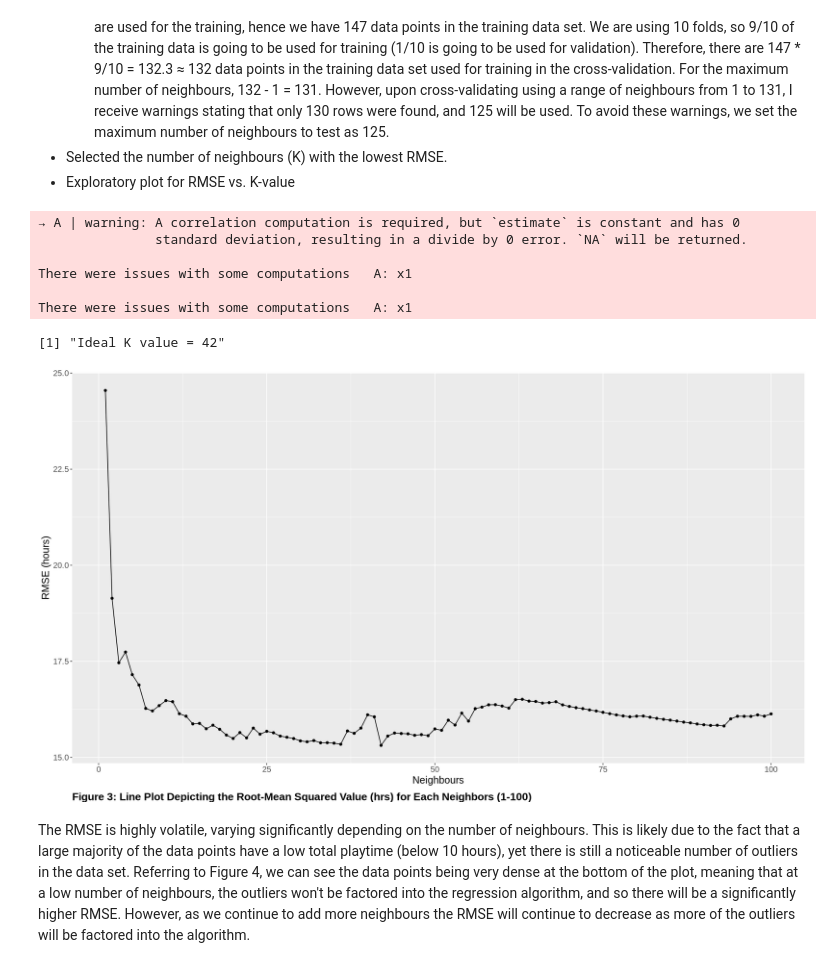
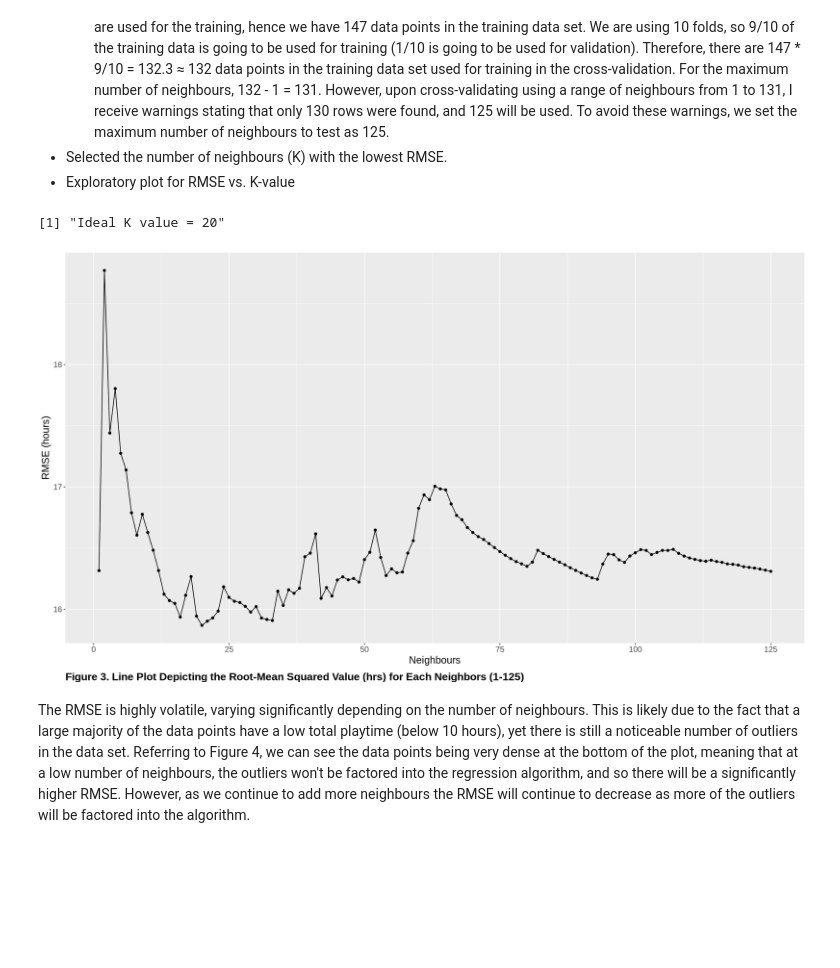
Before and after one commit to ExxML/minecraft_group_project, a Jupyter notebook: minecraft_project.ipynb, the cells around one changed output. Drawn from its saved outputs; the diff is of its cells as text; code cells hidden in the pictures; blank space fills up the shorter version.

```diff
--- a/minecraft_project.ipynb
+++ b/minecraft_project.ipynb
@@ -274,44 +274,38 @@ mc_vfold <- vfold_cv(mc_train, v = 10, strata = played_hours)
 
 # The different number of neighbors (from 1 to 125) as a tibble
 gridvals <- tibble(neighbors = seq(from = 1, to = 125, by = 1))
 
-# Create the workflow to find the best K-value (lowest RMSPE)
+# Create the workflow to find the best K-value (lowest RMSE)
 mc_wkflw <- workflow() |>
     add_model(mc_spec) |>
     add_recipe(mc_recipe)
 
 # The metrics collected to find the K-value with the lowest RMSE
 mc_results <- mc_wkflw |>
   tune_grid(resamples = mc_vfold, grid = gridvals) |>
   collect_metrics() |>
   filter(.metric == "rmse")
 
 # Show only the row of minimum RMSE and extracting the "neighbors" (K-value) value
 mc_k <- mc_results |>
     slice_min(mean, n = 1) |>
     pull(neighbors)
 print(paste("Ideal K value =", mc_k))
 
 # Plots RMSE vs. Neighbours
 mc_rmse_plot <- mc_results |>
     ggplot(aes(x = neighbors, y = mean)) +
     geom_point() +
     geom_line() +
     labs(x = "Neighbours",
          y = "RMSE (hours)",
-        caption = "Figure 3: Line Plot Depicting the Root-Mean Squared Value (hrs) for Each Neighbors (1-100)") +
+         caption = "Figure 3. Line Plot Depicting the Root-Mean Squared Value (hrs) for Each Neighbors (1-125)") +
     theme(text = element_text(size = 15),
-         plot.caption = element_text(hjust = 0, vjust = -1, size = 16, face = "bold"))
+          plot.caption = element_text(hjust = 0, vjust = -1, size = 16, face = "bold"))
 mc_rmse_plot
 # %% [output]
-→ A | warning: A correlation computation is required, but `estimate` is constant and has 0
-               standard deviation, resulting in a divide by 0 error. `NA` will be returned.
-
-There were issues with some computations   A: x1
-
-There were issues with some computations   A: x1
+[1] "Ideal K value = 20"
-[1] "Ideal K value = 42"
-[figure, old version]
+[figure, new version]
 # %% [markdown]
 The RMSE is highly volatile, varying significantly depending on the number of neighbours. This is likely due to the fact that a large majority of the data points have a low total playtime (below 10 hours), yet there is still a noticeable number of outliers in the data set. Referring to Figure 4, we can see the data points being very dense at the bottom of the plot, meaning that at a low number of neighbours, the outliers won't be factored into the regression algorithm, and so there will be a significantly higher RMSE. However, as we continue to add more neighbours the RMSE will continue to decrease as more of the outliers will be factored into the algorithm.
 # %% [markdown]
```
Also changed, not shown: parts of 4 cells of this notebook.
